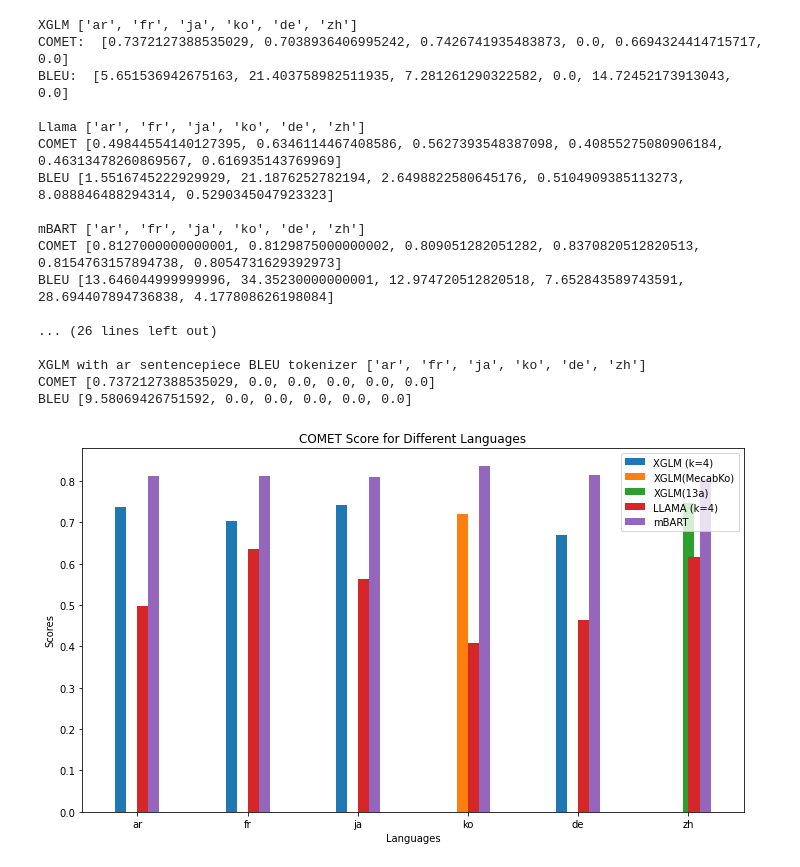
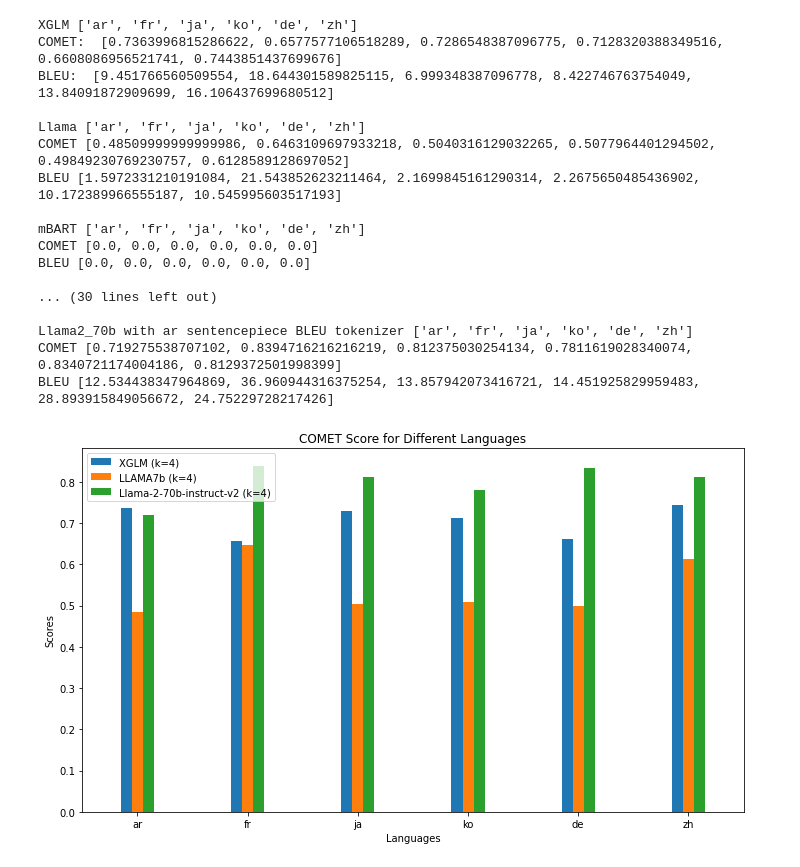
Before and after one commit to su0315/LLM_Contextual_Prompt_MT, a Jupyter notebook: notebook/result_visualization/1-1_model_comparison.ipynb, the cells around one changed output. Saved outputs shown, nothing was run; the diff lists cells and outputs as text; code cells hidden in the pictures.

Commit message:
pos: model comparison with llama2instruct

```diff
--- a/notebook/result_visualization/1-1_model_comparison.ipynb
+++ b/notebook/result_visualization/1-1_model_comparison.ipynb
@@ -16,9 +16,17 @@ def get_score(context_size, model):
 
     lang_scores = {}
 
+    """
     #for model_path in [xglm_path, llama_path]:
-    for lang in lang_list:
-        score_path = disk_dir+f'/1-1_withoutContext/en-{lang}/{model}-{lang}-1-1/test_score.txt'
+    if model == "Llama-2-70b-instruct-v2":
+        folder = "1-1"
+
+    else:
+        folder = "1-1_withoutContext"
+    """
+
+    for lang in lang_list: # Change: context_size into 1-1_Wihout_context
+        score_path = disk_dir+f'/{context_size}/en-{lang}/{model}-{lang}-1-1/test_score.txt'
         if os.path.exists(score_path):
             with open(score_path,'r') as wf:
                 lang_scores[lang] = wf.readlines()
@@ -103,54 +111,60 @@ xglm_sp_comet_list, xglm_sp_bleu_list, lang_list = get_score("1-1","xglm-sp")
 print ("XGLM with ar sentencepiece BLEU tokenizer", lang_list)
 print ("COMET", xglm_sp_comet_list)
 print ("BLEU", xglm_sp_bleu_list)
+print ()
+llama2_70b_comet_list, llama2_70b_bleu_list, lang_list = get_score("1-1","Llama-2-70b-instruct-v2")
+print ("Llama2_70b with ar sentencepiece BLEU tokenizer", lang_list)
+print ("COMET", llama2_70b_comet_list)
+print ("BLEU", llama2_70b_bleu_list)
 # %% [output]
 XGLM ['ar', 'fr', 'ja', 'ko', 'de', 'zh']
-COMET:  [0.7372127388535029, 0.7038936406995242, 0.7426741935483873, 0.0, 0.6694324414715717, 0.0]
-BLEU:  [5.651536942675163, 21.403758982511935, 7.281261290322582, 0.0, 14.72452173913043, 0.0]
+COMET:  [0.7363996815286622, 0.6577577106518289, 0.7286548387096775, 0.7128320388349516, 0.6608086956521741, 0.7443851437699676]
+BLEU:  [9.451766560509554, 18.644301589825115, 6.999348387096778, 8.422746763754049, 13.84091872909699, 16.106437699680512]
 
 Llama ['ar', 'fr', 'ja', 'ko', 'de', 'zh']
-COMET [0.49844554140127395, 0.6346114467408586, 0.5627393548387098, 0.40855275080906184, 0.46313478260869567, 0.616935143769969]
-BLEU [1.5516745222929929, 21.1876252782194, 2.6498822580645176, 0.5104909385113273, 8.088846488294314, 0.5290345047923323]
+COMET [0.48509999999999986, 0.6463109697933218, 0.5040316129032265, 0.5077964401294502, 0.49849230769230757, 0.6128589128697052]
+BLEU [1.5972331210191084, 21.543852623211464, 2.1699845161290314, 2.2675650485436902, 10.172389966555187, 10.545995603517193]
 
 mBART ['ar', 'fr', 'ja', 'ko', 'de', 'zh']
-COMET [0.8127000000000001, 0.8129875000000002, 0.809051282051282, 0.8370820512820513, 0.8154763157894738, 0.8054731629392973]
-BLEU [13.646044999999996, 34.35230000000001, 12.974720512820518, 7.652843589743591, 28.694407894736838, 4.177808626198084]
+COMET [0.0, 0.0, 0.0, 0.0, 0.0, 0.0]
+BLEU [0.0, 0.0, 0.0, 0.0, 0.0, 0.0]
 
-... (26 lines left out)
+... (30 lines left out)
 
-XGLM with ar sentencepiece BLEU tokenizer ['ar', 'fr', 'ja', 'ko', 'de', 'zh']
-COMET [0.7372127388535029, 0.0, 0.0, 0.0, 0.0, 0.0]
-BLEU [9.58069426751592, 0.0, 0.0, 0.0, 0.0, 0.0]
+Llama2_70b with ar sentencepiece BLEU tokenizer ['ar', 'fr', 'ja', 'ko', 'de', 'zh']
+COMET [0.719275538707102, 0.8394716216216219, 0.812375030254134, 0.7811619028340074, 0.8340721174004186, 0.8129372501998399]
+BLEU [12.534438347964869, 36.960944316375254, 13.857942073416721, 14.451925829959483, 28.893915849056672, 24.75229728217426]
 # %%
 # Generating positions for the bars
 x = np.arange(len(lang_list))  # The label locations
 width = 0.1  # The width of the bars
 
 # Creating the plot
 fig, ax = plt.subplots(figsize=(10, len(lang_list)))
-rects1 = ax.bar(x - width*1.5, xglm_comet_list, width, label='XGLM (k=4)')
-rects2 = ax.bar(x -width*0.5, xglm_mecabko_comet_list, width, label='XGLM(MecabKo)')
-rects3 = ax.bar(x, xglm_13a_comet_list, width, label='XGLM(13a)')
-rects4 = ax.bar(x + width*0.5, llama_comet_list, width, label='LLAMA (k=4)')
-rects5 = ax.bar(x +width*1.5, mbart_comet_list, width, label='mBART')
+rects1 = ax.bar(x - width, xglm_comet_list, width, label='XGLM (k=4)')
+#rects2 = ax.bar(x -width*1.5, xglm_mecabko_comet_list, width, label='XGLM(MecabKo)')
+#rects3 = ax.bar(x -width*0.5, xglm_13a_comet_list, width, label='XGLM(13a)')
+rects4 = ax.bar(x, llama_comet_list, width, label='LLAMA7b (k=4)')
+#rects5 = ax.bar(x +width*1.5, mbart_comet_list, width, label='mBART')
+rects6 = ax.bar(x +width, llama2_70b_comet_list, width, label='Llama-2-70b-instruct-v2 (k=4)')
 # mBART ko/zh tokenizer models
 
 # Adding labels and title
 ax.set_xlabel('Languages')
 ax.set_ylabel('Scores')
 ax.set_title('COMET Score for Different Languages')
 ax.set_xticks(x)
 ax.set_xticklabels(lang_list)
 ax.legend()
 
 # Adjust the x-axis limits for better visualization
 ax.set_xlim(-0.5, len(lang_list) - 0.5)
 
 # Displaying the plot
 plt.tight_layout()
 plt.show()
 # %% [output]
-[figure, old version]
+[figure, new version]
 # %%
 # Generating positions for the bars
 x = np.arange(len(lang_list))  # The label locations
```
Also changed, not shown: parts of 1 cell of this notebook.
